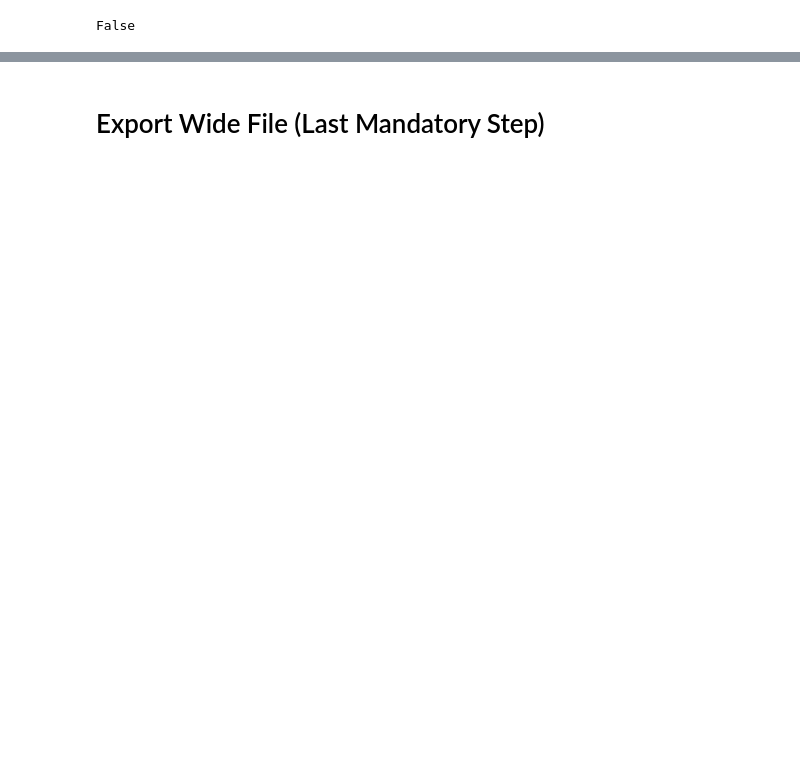
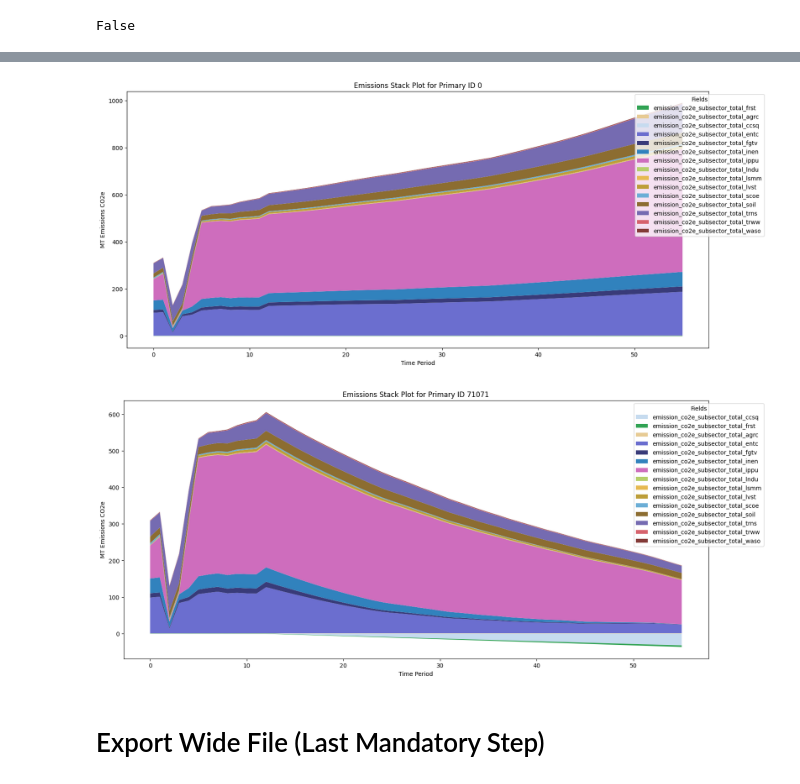
Before and after one commit to sisepuede-framework/ssp_libya, a Jupyter notebook: ssp_modeling/notebooks/libya_manager_wb.ipynb, the cells around one changed output, grey strips where cells are left out. Saved outputs shown, nothing was run; the diff lists cells and outputs as text; code cells hidden in the pictures; blank space fills up the shorter version.

```diff
--- a/ssp_modeling/notebooks/libya_manager_wb.ipynb
+++ b/ssp_modeling/notebooks/libya_manager_wb.ipynb
@@ -601,12 +575,19 @@ dict_format = dict(
     (k, {"color": v}) for (k, v) in
     matt.get_subsector_color_map().items()
 )
+# %%
+primary_ids_to_plot = df_out[ssp.key_primary].unique()
 # %%
 # Plot the emissions stack for the primary_id 0 (which is the baseline)
-plot_field_stack(
-    df_out,
-    subsector_emission_fields,
-    dict_format,
-    primary_id=0,
-    title="Emissions Stack Plot for Baseline (Primary ID 0)"
-)
+for primary_id in primary_ids_to_plot:
+
+    plot_field_stack(
+        df_out,
+        subsector_emission_fields,
+        dict_format,
+        primary_id=primary_id,
+        title=f"Emissions Stack Plot for Primary ID {primary_id}"
+    )
+# %% [output]
+[figure, added]
+[figure, added]
```
Also changed, not shown: parts of 15 cells of this notebook, 17 other files.
